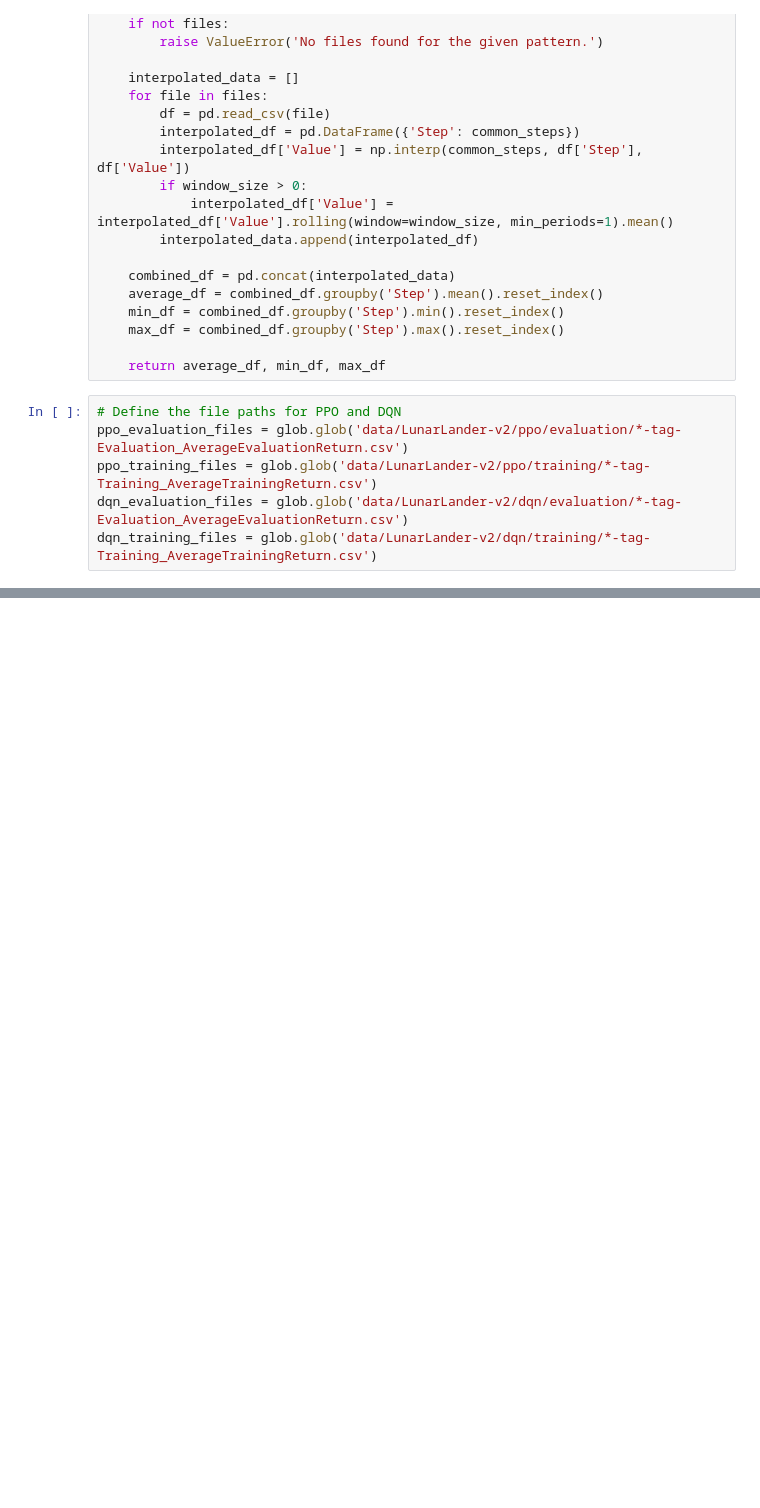
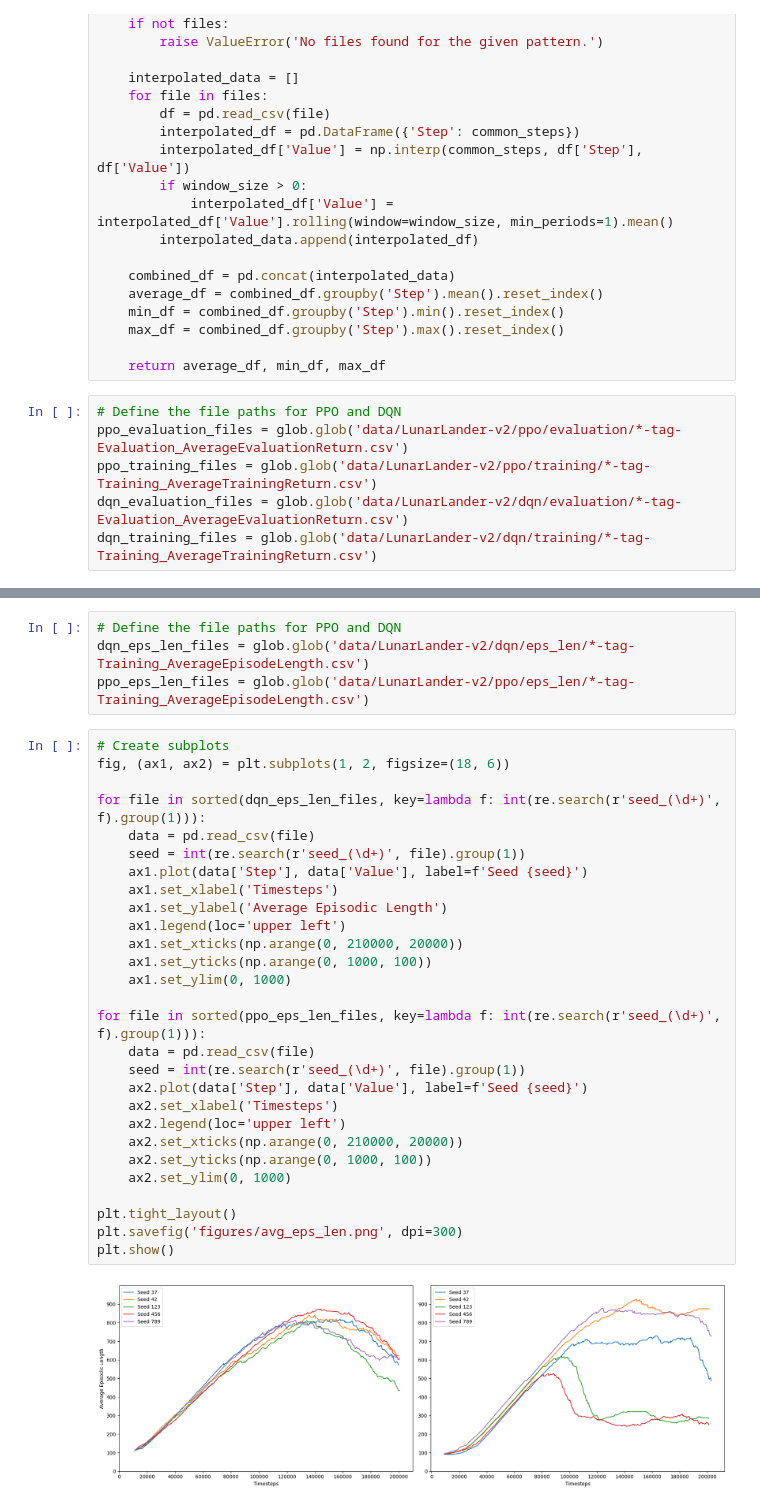
Before and after one commit to infamous-flu/RL_04, a Jupyter notebook: plot_graph.ipynb, the cells around one changed output, grey strips where cells are left out. Drawn from its saved outputs; the diff is of its cells as text; blank space fills up the shorter version.

```diff
--- a/plot_graph.ipynb
+++ b/plot_graph.ipynb
@@ -83,0 +85,34 @@ plt.show()
+# %%
+# Define the file paths for PPO and DQN
+dqn_eps_len_files = glob.glob('data/LunarLander-v2/dqn/eps_len/*-tag-Training_AverageEpisodeLength.csv')
+ppo_eps_len_files = glob.glob('data/LunarLander-v2/ppo/eps_len/*-tag-Training_AverageEpisodeLength.csv')
+# %%
+# Create subplots
+fig, (ax1, ax2) = plt.subplots(1, 2, figsize=(18, 6))
+
+for file in sorted(dqn_eps_len_files, key=lambda f: int(re.search(r'seed_(\d+)', f).group(1))):
+    data = pd.read_csv(file)
+    seed = int(re.search(r'seed_(\d+)', file).group(1))
+    ax1.plot(data['Step'], data['Value'], label=f'Seed {seed}')
+    ax1.set_xlabel('Timesteps')
+    ax1.set_ylabel('Average Episodic Length')
+    ax1.legend(loc='upper left')
+    ax1.set_xticks(np.arange(0, 210000, 20000))
+    ax1.set_yticks(np.arange(0, 1000, 100))
+    ax1.set_ylim(0, 1000)
+
+for file in sorted(ppo_eps_len_files, key=lambda f: int(re.search(r'seed_(\d+)', f).group(1))):
+    data = pd.read_csv(file)
+    seed = int(re.search(r'seed_(\d+)', file).group(1))
+    ax2.plot(data['Step'], data['Value'], label=f'Seed {seed}')
+    ax2.set_xlabel('Timesteps')
+    ax2.legend(loc='upper left')
+    ax2.set_xticks(np.arange(0, 210000, 20000))
+    ax2.set_yticks(np.arange(0, 1000, 100))
+    ax2.set_ylim(0, 1000)
+
+plt.tight_layout()
+plt.savefig('figures/avg_eps_len.png', dpi=300)
+plt.show()
+# %% [output]
+[figure, added]
```
Also changed, not shown: parts of 2 cells of this notebook, 3 other files.
